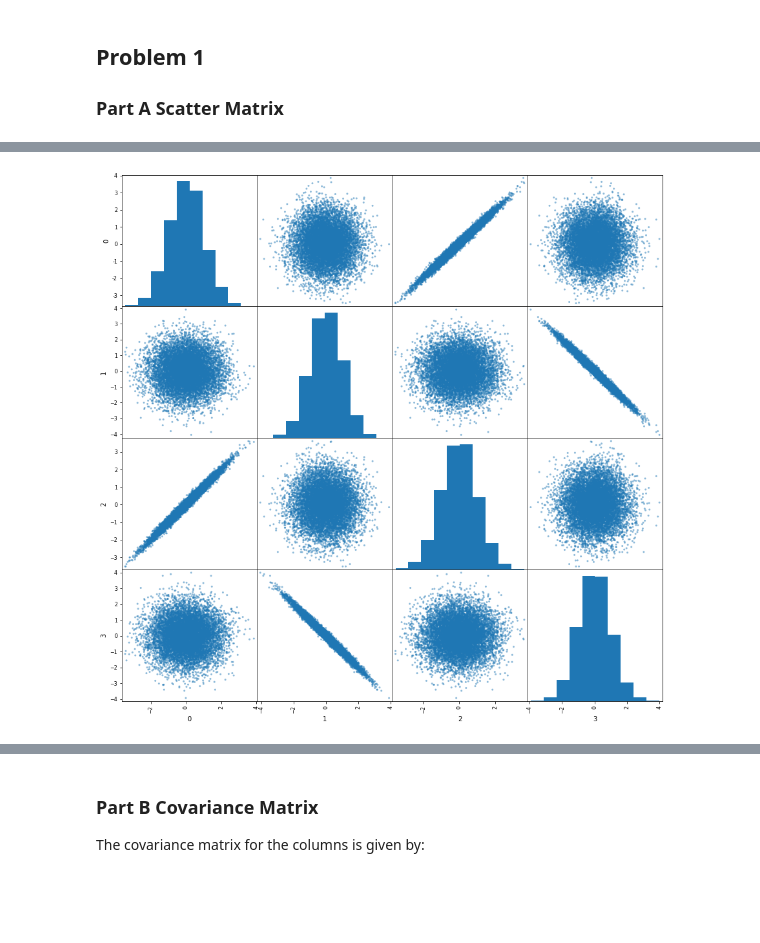
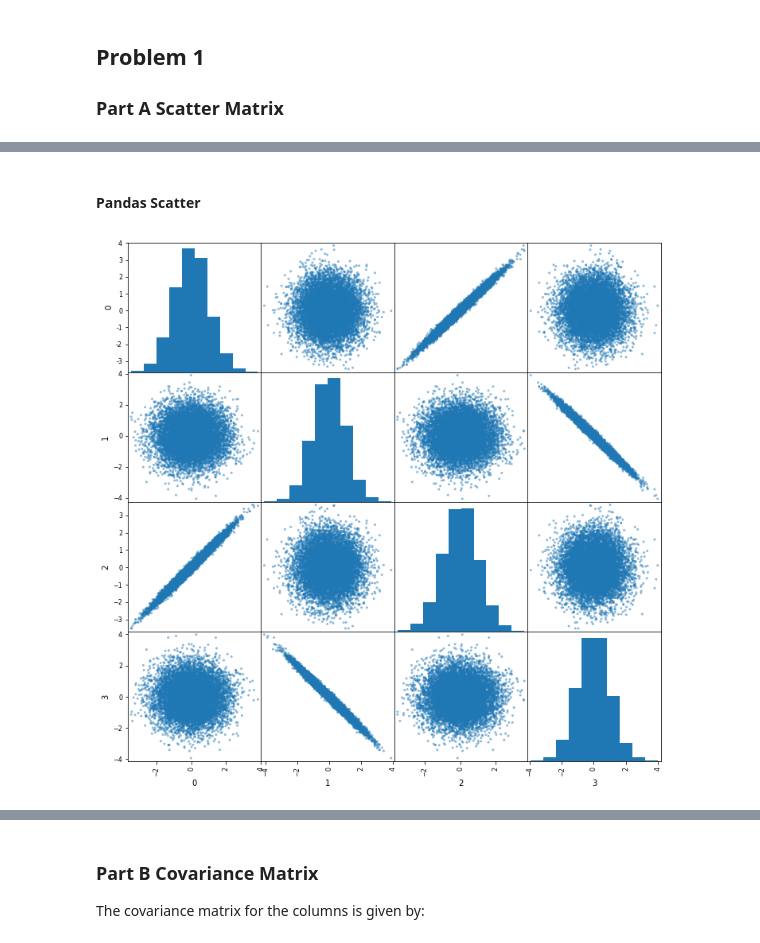
Before and after one commit to jsigee87/Data-Science-Lab-ee379k, a Jupyter notebook: lab2/src/problem1.ipynb, the cells around one changed output, grey strips where cells are left out. Cells and saved outputs as stored; diff of their text form; code cells hidden in the pictures; blank space fills up the shorter version.

```diff
--- a/lab2/src/problem1.ipynb
+++ b/lab2/src/problem1.ipynb
@@ -37,7 +19,9 @@ print(df1)
+# %% [markdown]
+#### Pandas Scatter
 # %%
 # Scatter matrix for the columns. Output is assigned to temporary
 # variable not to be used again due to jupyter notebook outputting
 # each object otherwise.
-_ = scatter_matrix(df1.iloc[:,1:], figsize=(15,15))
+_ = scatter_matrix(df1.iloc[:,1:], figsize=(12,12))
 # %% [output]
-[figure, old version]
+[figure, new version]
```
Also changed, not shown: parts of 7 cells of this notebook, 4 other files.
